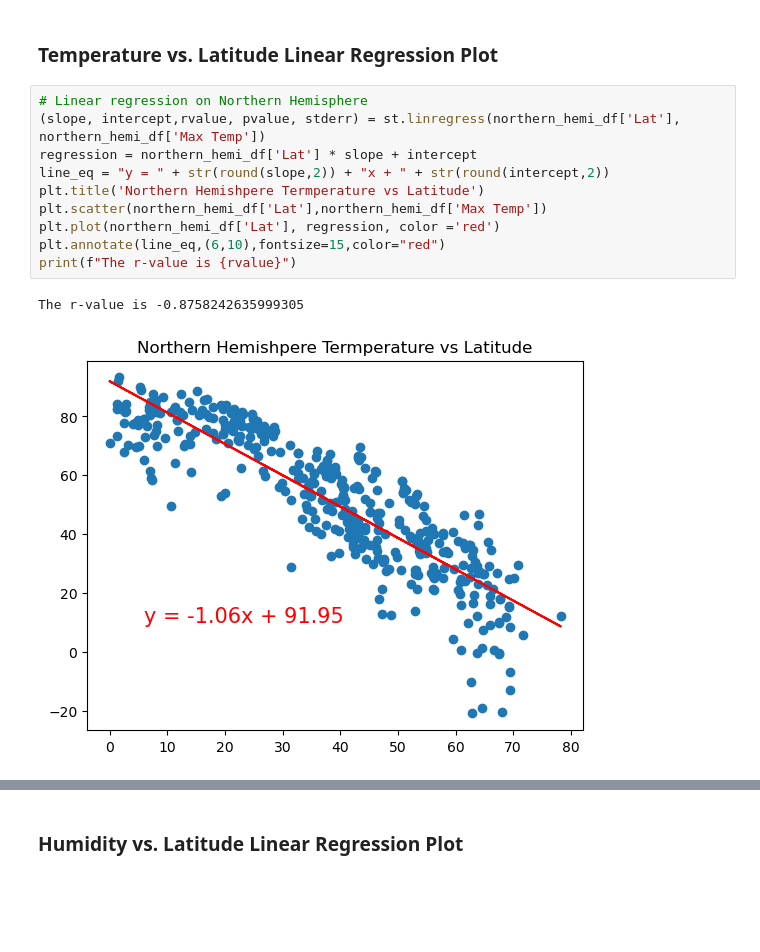
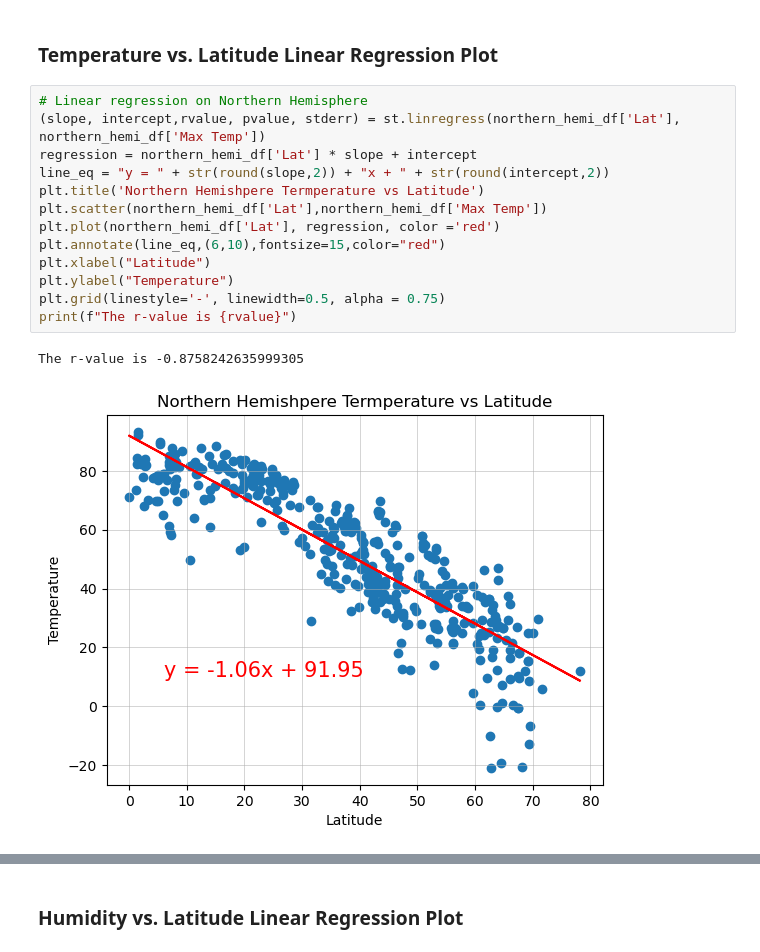
Before and after one commit to AntonLeB04/python-api-challenge, a Jupyter notebook: WeatherPy/WeatherPy.ipynb, the cells around one changed output, grey strips where cells are left out. Saved outputs shown, nothing was run; the diff lists cells and outputs as text; blank space fills up the shorter version.

```diff
--- a/WeatherPy/WeatherPy.ipynb
+++ b/WeatherPy/WeatherPy.ipynb
@@ -316,16 +316,19 @@ southern_hemi_df.head()
 # %%
 # Linear regression on Northern Hemisphere
 (slope, intercept,rvalue, pvalue, stderr) = st.linregress(northern_hemi_df['Lat'], northern_hemi_df['Max Temp'])
 regression = northern_hemi_df['Lat'] * slope + intercept
 line_eq = "y = " + str(round(slope,2)) + "x + " + str(round(intercept,2))
 plt.title('Northern Hemishpere Termperature vs Latitude')
 plt.scatter(northern_hemi_df['Lat'],northern_hemi_df['Max Temp'])
 plt.plot(northern_hemi_df['Lat'], regression, color ='red')
 plt.annotate(line_eq,(6,10),fontsize=15,color="red")
+plt.xlabel("Latitude")
+plt.ylabel("Temperature")
+plt.grid(linestyle='-', linewidth=0.5, alpha = 0.75)
 print(f"The r-value is {rvalue}")
 # %% [output]
 The r-value is -0.8758242635999305
-[figure, old version]
+[figure, new version]
 # %%
 # Linear regression on Southern Hemisphere
 (slope, intercept,rvalue, pvalue, stderr) = st.linregress(southern_hemi_df['Lat'], southern_hemi_df['Max Temp'])
```
Also changed, not shown: parts of 19 cells of this notebook, 4 other files.
